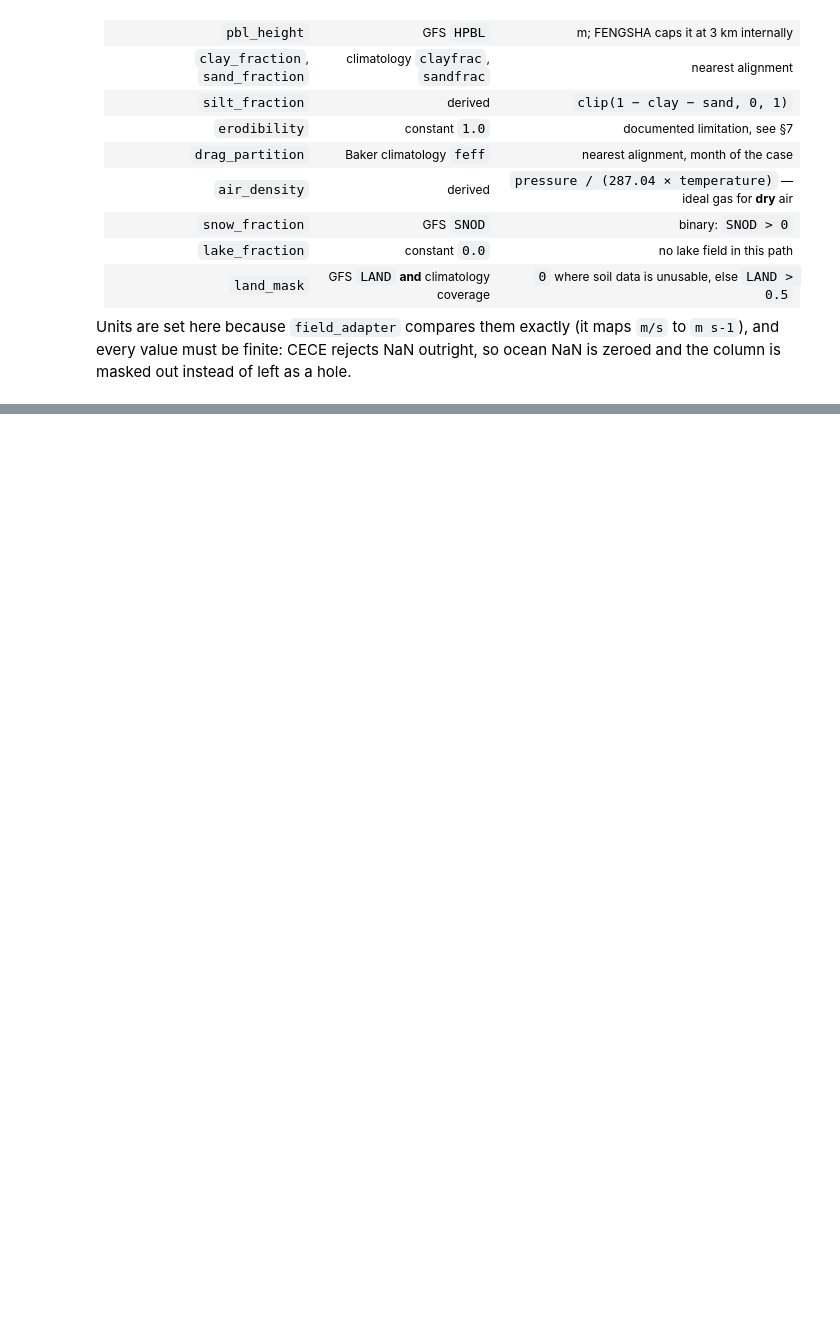
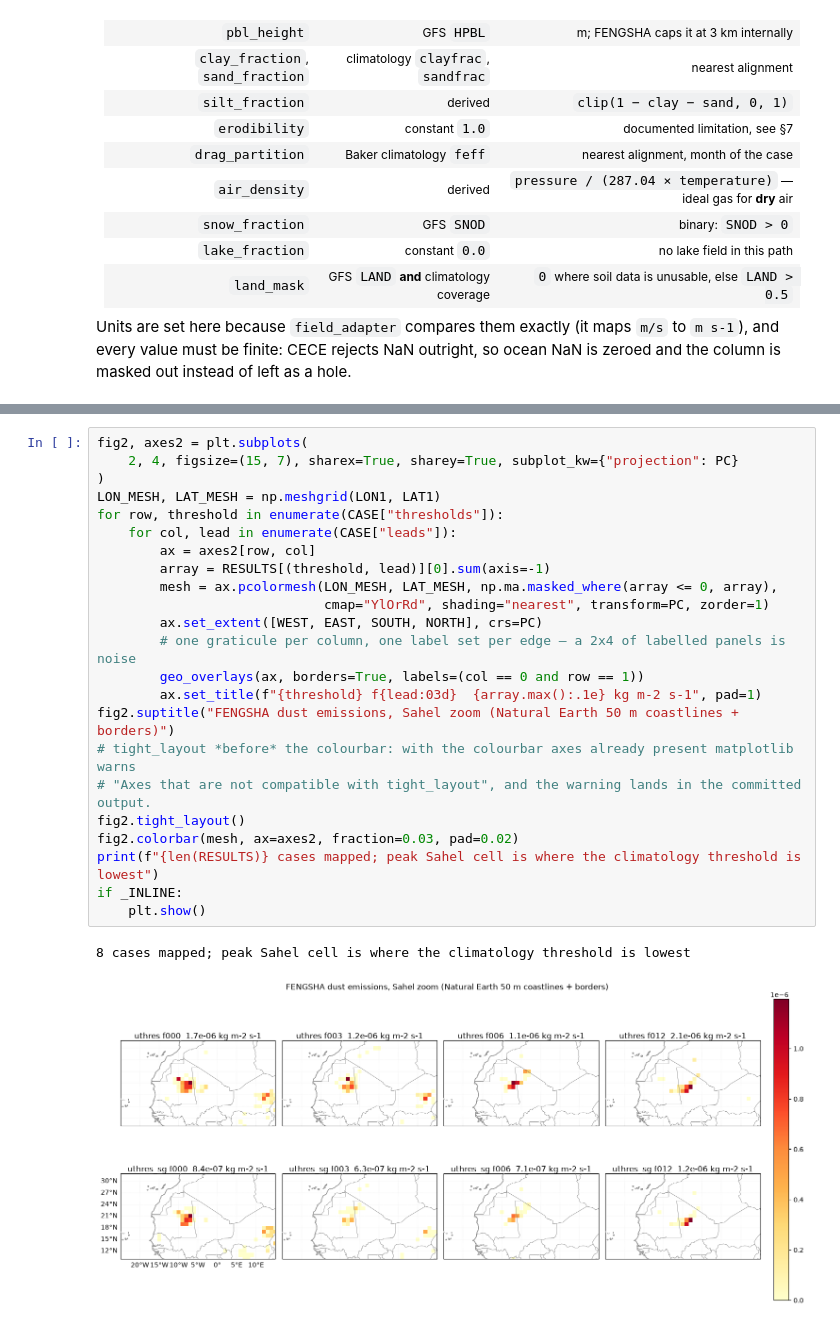
Before and after one commit to bbakernoaa/CECE, a Jupyter notebook: docs/notebooks/fengsha_gfs.ipynb, the cells around one changed output, grey strips where cells are left out. Cells and saved outputs as stored; diff of their text form; blank space fills up the shorter version.

```diff
--- a/docs/notebooks/fengsha_gfs.ipynb
+++ b/docs/notebooks/fengsha_gfs.ipynb
@@ -378,0 +604,26 @@ build_report({
+# %%
+fig2, axes2 = plt.subplots(
+    2, 4, figsize=(15, 7), sharex=True, sharey=True, subplot_kw={"projection": PC}
+)
+LON_MESH, LAT_MESH = np.meshgrid(LON1, LAT1)
+for row, threshold in enumerate(CASE["thresholds"]):
+    for col, lead in enumerate(CASE["leads"]):
+        ax = axes2[row, col]
+        array = RESULTS[(threshold, lead)][0].sum(axis=-1)
+        mesh = ax.pcolormesh(LON_MESH, LAT_MESH, np.ma.masked_where(array <= 0, array),
+                             cmap="YlOrRd", shading="nearest", transform=PC, zorder=1)
+        ax.set_extent([WEST, EAST, SOUTH, NORTH], crs=PC)
+        # one graticule per column, one label set per edge — a 2x4 of labelled panels is noise
+        geo_overlays(ax, borders=True, labels=(col == 0 and row == 1))
+        ax.set_title(f"{threshold} f{lead:03d}  {array.max():.1e} kg m-2 s-1", pad=1)
+fig2.suptitle("FENGSHA dust emissions, Sahel zoom (Natural Earth 50 m coastlines + borders)")
+# tight_layout *before* the colourbar: with the colourbar axes already present matplotlib warns
+# "Axes that are not compatible with tight_layout", and the warning lands in the committed output.
+fig2.tight_layout()
+fig2.colorbar(mesh, ax=axes2, fraction=0.03, pad=0.02)
+print(f"{len(RESULTS)} cases mapped; peak Sahel cell is where the climatology threshold is lowest")
+if _INLINE:
+    plt.show()
+# %% [output]
+8 cases mapped; peak Sahel cell is where the climatology threshold is lowest
+[figure, added]
```
Also changed, not shown: parts of 14 cells of this notebook, 4 other files.
